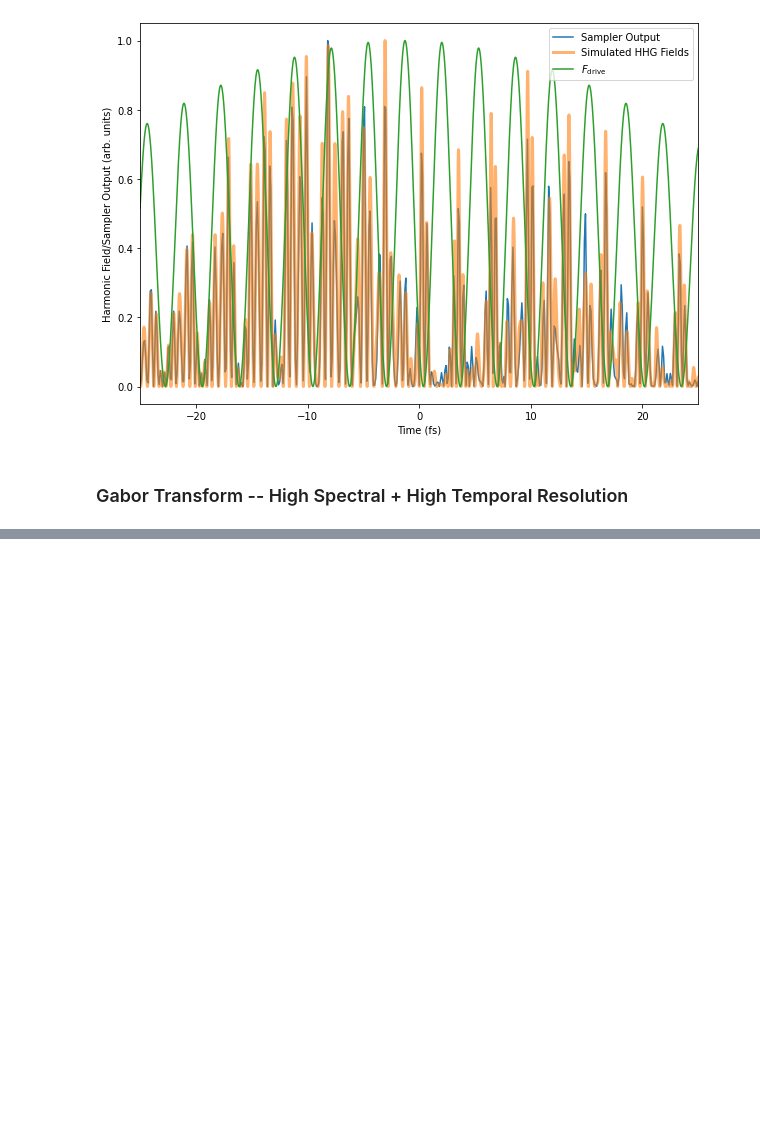
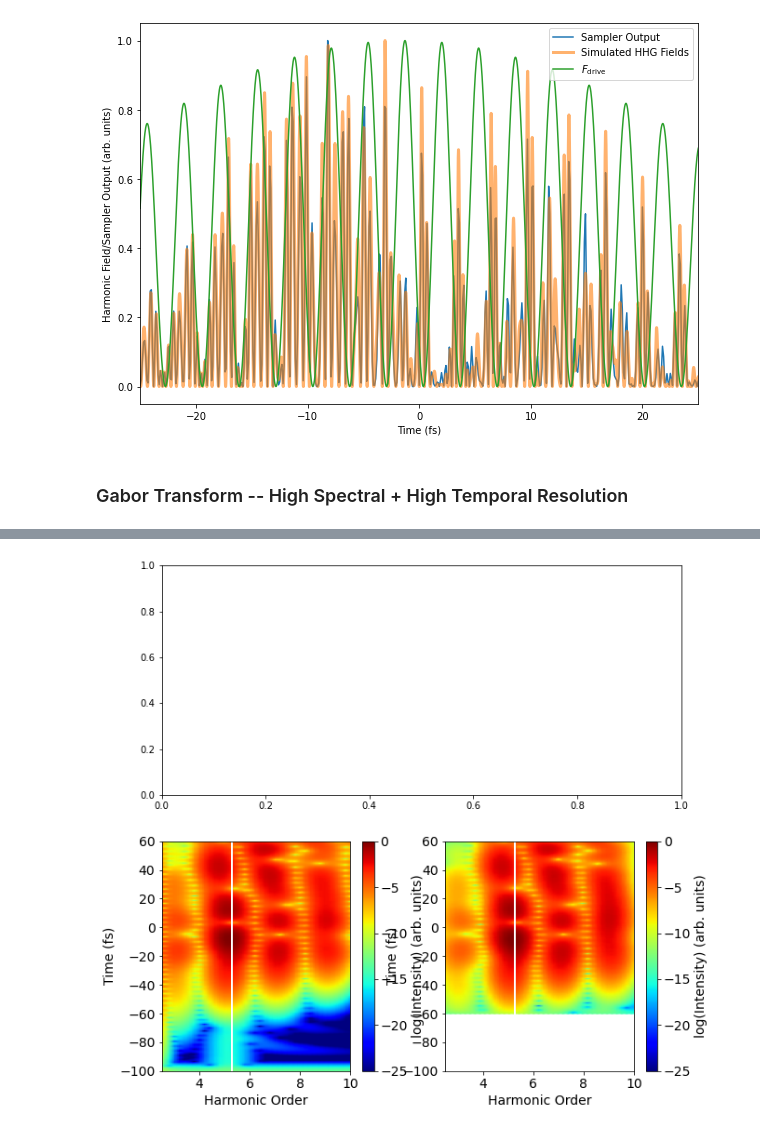
Before and after one commit to qnngroup/manu-uncovering-extreme-nonlinear-dynamics-in-solids-through-time-domain-field-analysis, a Jupyter notebook: analysis-and-plots.ipynb, the cells around one changed output, grey strips where cells are left out. Saved outputs shown, nothing was run; the diff lists cells and outputs as text; code cells hidden in the pictures; blank space fills up the shorter version.

Commit message:
updating final plot

```diff
--- a/analysis-and-plots.ipynb
+++ b/analysis-and-plots.ipynb
@@ -791,0 +758,56 @@ plt.axvline(BG/photon_energy, linewidth=2, color='white');
+# %%
+fig = plt.figure()
+fig.set_size_inches(10, 10)
+
+gs = fig.add_gridspec(2,2)
+ax1 = fig.add_subplot(gs[0, :])
+
+ax2 = fig.add_subplot(gs[1, 0])
+
+plt.pcolormesh(f_norm_simulated, t_spec_simulated,
+               np.log(np.abs(spectrogram_simulated)**2).transpose(),
+               shading='gouraud', cmap='jet')
+
+
+#plt.ylim(40 - 2*6.6, 40 + 2*6.6)
+
+plt.xlabel('Harmonic Order', fontsize=14)
+plt.ylabel('Time (fs)', fontsize=14)
+cbar = plt.colorbar()
+#plt.clim(-20, -5)
+plt.clim(-25, 0)
+plt.ylim(-100, 60)
+plt.xlim(2.5, 10)
+
+plt.tick_params(labelsize=14)
+cbar.ax.tick_params(labelsize=14)
+cbar.ax.set_ylabel('log(Intensity) (arb. units)', fontsize=14)
+
+photon_energy = f_harm*1e15*2*np.pi*pcSI.hbar/pcSI.evcon #Find photon energy of driver in eV
+plt.axvline(BG/photon_energy, linewidth=2, color='white');
+
+ax3 = fig.add_subplot(gs[1, 1])
+
+plt.pcolormesh(f_norm_sampled, t_spec_sampled,
+               np.log(np.abs(spectrogram_sampled)**2).transpose(),
+               shading='gouraud', cmap='jet')
+
+
+#plt.ylim(40 - 2*6.6, 40 + 2*6.6)
+
+plt.xlabel('Harmonic Order', fontsize=14)
+plt.ylabel('Time (fs)', fontsize=14)
+cbar = plt.colorbar()
+#plt.clim(-20, -5)
+plt.clim(-25, 0)
+plt.ylim(-100, 60)
+plt.xlim(2.5, 10)
+
+plt.tick_params(labelsize=14)
+cbar.ax.tick_params(labelsize=14)
+cbar.ax.set_ylabel('log(Intensity) (arb. units)', fontsize=14)
+
+photon_energy = f_harm*1e15*2*np.pi*pcSI.hbar/pcSI.evcon #Find photon energy of driver in eV
+plt.axvline(BG/photon_energy, linewidth=2, color='white');
+# %% [output]
+[figure, added]
```
Also changed, not shown: parts of 2 cells of this notebook, 1 other file.
